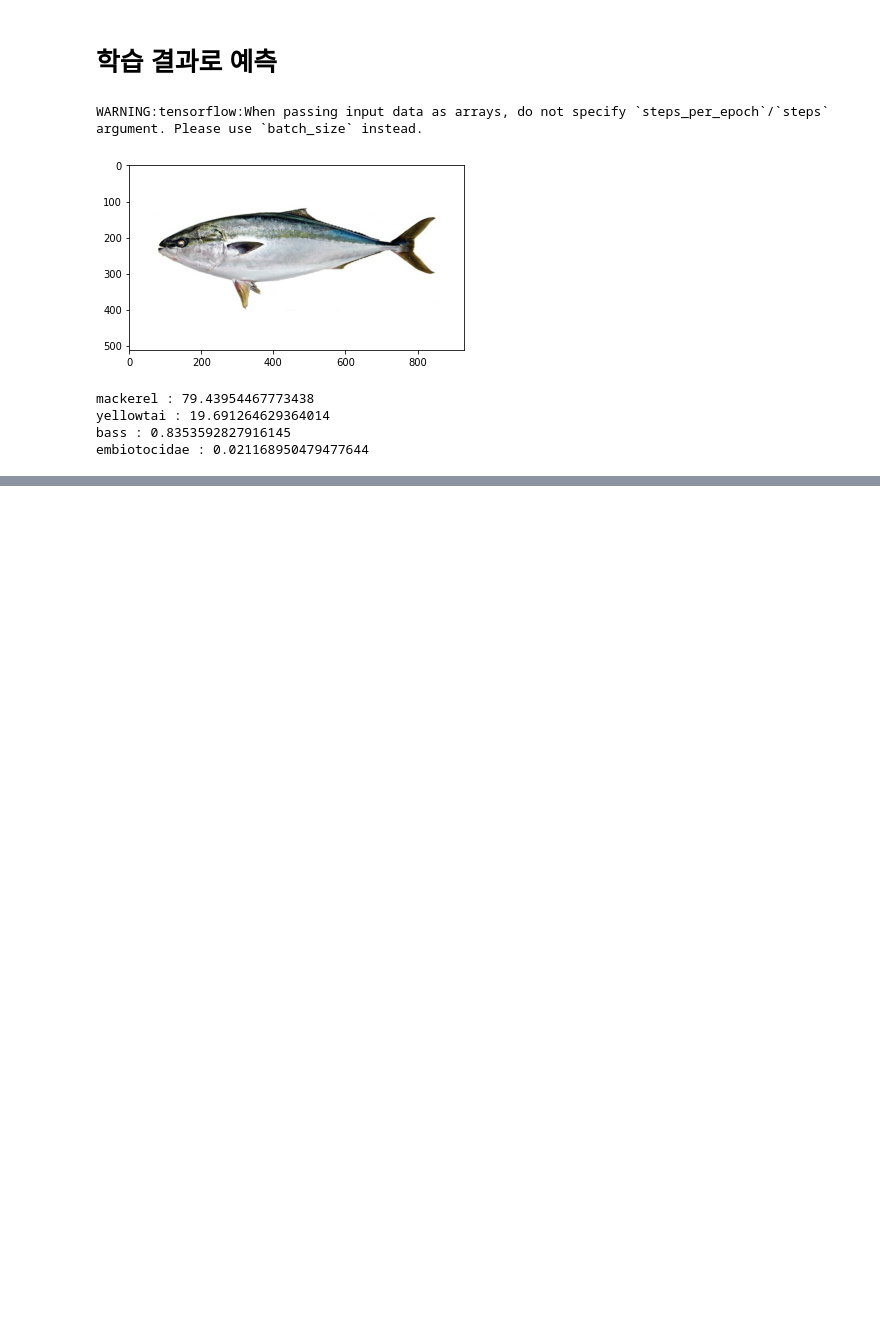
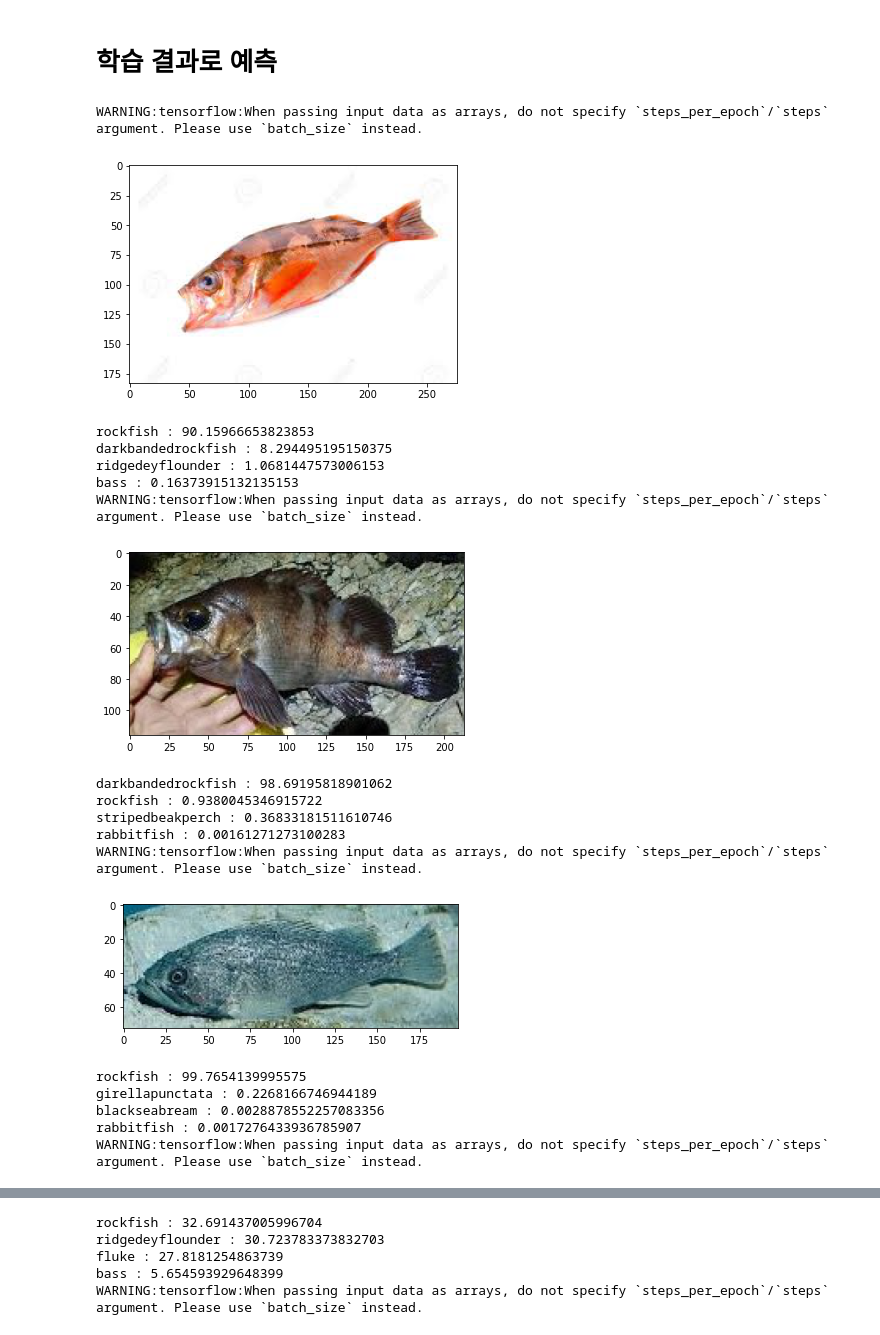
Before and after one commit to TaeSun94/FishGo, a Jupyter notebook: AI/prediction/image_prediction.ipynb, the cells around one changed output, grey strips where cells are left out. Drawn from its saved outputs; the diff is of its cells as text; code cells hidden in the pictures; blank space fills up the shorter version.

Commit message:
S03P31C206-133 [+] detection image로 학습 후 테스트

```diff
--- a/AI/prediction/image_prediction.ipynb
+++ b/AI/prediction/image_prediction.ipynb
@@ -65,35 +28,55 @@ Populating the interactive namespace from numpy and matplotlib
 # %% [markdown]
 # 학습 결과로 예측
 # %%
+# rockfish bass hexagrammidae blackseabream darkbandedrockfish mugil ridgedeyflounder redsnapper girellapunctata
+# stripedbeakperch japanesehalfbeak fluke kingfish mackerel goby spanishmackerel embiotocidae whitecroaker rabbitfish yellowtai
+FOLDER_NAME = 'darkbandedrockfish'
 execution_path = os.getcwd() + '/prediction/'
+# image_path = os.getcwd() + '/models/research/object_detection/fish_images/' + FOLDER_NAME + '/testDetectionImage'
+image_path = os.getcwd() + '/training/test/' + FOLDER_NAME
 
 prediction = CustomImagePrediction()
 prediction.setModelTypeAsResNet()
 prediction.setModelPath(
-    os.path.join(execution_path, "model_ex-155_acc-0.573333.h5")
+    os.path.join(execution_path, "model_ex-170_acc-0.603846.h5")
 )
 prediction.setJsonPath(
     os.path.join(execution_path, "model_class.json")
 )
-prediction.loadModel(num_objects=4)
+prediction.loadModel(num_objects=21)
 
-file='방어1.jpg'
-predictions, probabilities = prediction.predictImage(
-    os.path.join(execution_path, file), result_count=4
-)
+path = glob.glob(image_path + "/*.jpg")
 
-img=mpimg.imread(
-    os.path.join(execution_path, file)
-)
-imgplot = plt.imshow(img)
-plt.show()
+for i in path:
+    try:
+        predictions, probabilities = prediction.predictImage(
+            i, result_count=4
+        )
+        img=mpimg.imread(i)
+        imgplot = plt.imshow(img)
+        plt.show()
 
-for eachPrediction, eachProbability in zip(predictions, probabilities) :
-  print(eachPrediction + " : " + eachProbability)
+        for eachPrediction, eachProbability in zip(predictions, probabilities) :
+            print(eachPrediction + " : " + eachProbability)
+    except:
+        continue
 # %% [output]
 WARNING:tensorflow:When passing input data as arrays, do not specify `steps_per_epoch`/`steps` argument. Please use `batch_size` instead.
-[figure, old version]
+[figure, new version]
-mackerel : 79.43954467773438
-yellowtai : 19.691264629364014
-bass : 0.8353592827916145
-embiotocidae : 0.021168950479477644
+rockfish : 90.15966653823853
+darkbandedrockfish : 8.294495195150375
+ridgedeyflounder : 1.0681447573006153
+bass : 0.16373915132135153
+WARNING:tensorflow:When passing input data as arrays, do not specify `steps_per_epoch`/`steps` argument. Please use `batch_size` instead.
+[figure, added]
+darkbandedrockfish : 98.69195818901062
+rockfish : 0.9380045346915722
+stripedbeakperch : 0.36833181511610746
+rabbitfish : 0.00161271273100283
+WARNING:tensorflow:When passing input data as arrays, do not specify `steps_per_epoch`/`steps` argument. Please use `batch_size` instead.
+[figure, added]
+rockfish : 99.7654139995575
+girellapunctata : 0.2268166746944189
+blackseabream : 0.0028878552257083356
+rabbitfish : 0.0017276433936785907
+WARNING:tensorflow:When passing input data as arrays, do not specify `steps_per_epoch`/`steps` argument. Please use `batch_size` instead.
@@ -99,0 +84,5 @@ embiotocidae : 0.021168950479477644
+rockfish : 32.691437005996704
+ridgedeyflounder : 30.723783373832703
+fluke : 27.8181254863739
+bass : 5.654593929648399
+WARNING:tensorflow:When passing input data as arrays, do not specify `steps_per_epoch`/`steps` argument. Please use `batch_size` instead.
```
Also changed, not shown: parts of 5 cells of this notebook, 3 other files.
